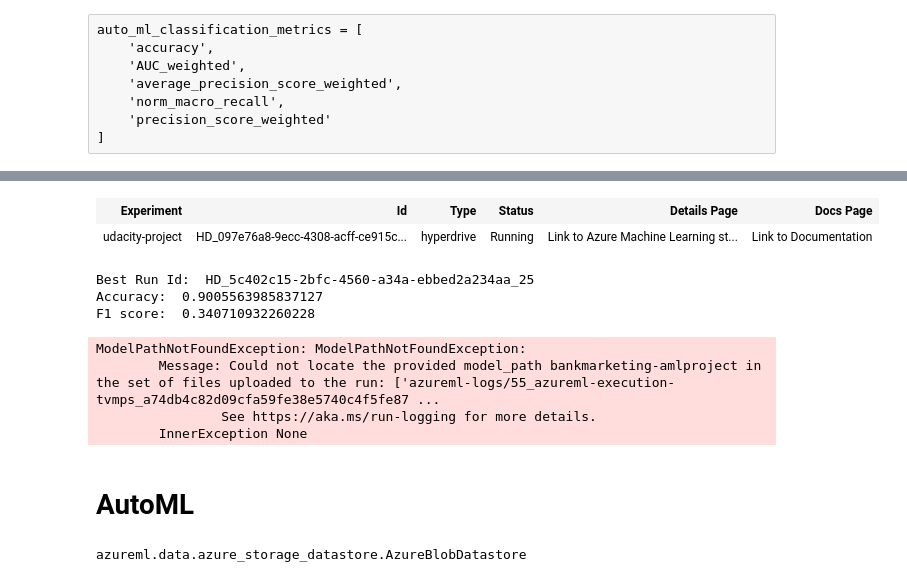
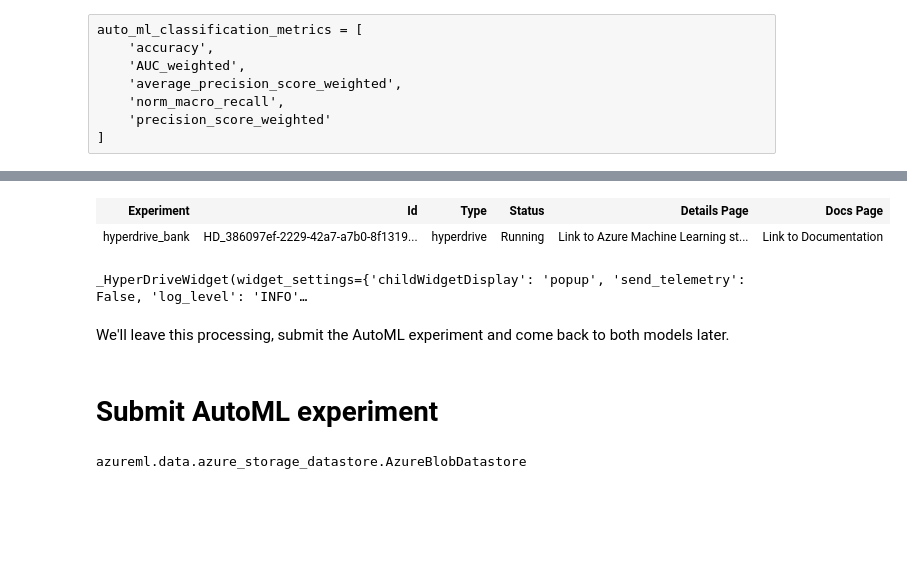
Before and after one commit to scign/amlproject1, a Jupyter notebook: udacity-project.ipynb, the cells around one changed output, grey strips where cells are left out. Saved outputs shown, nothing was run; the diff lists cells and outputs as text; code cells hidden in the pictures; blank space fills up the shorter version.

Commit message:
ready to submit

```diff
--- a/udacity-project.ipynb
+++ b/udacity-project.ipynb
@@ -81,7 +82,7 @@ from azureml.train.hyperdrive.policy import BanditPolicy
 from azureml.train.hyperdrive.sampling import RandomParameterSampling
 from azureml.train.hyperdrive.parameter_expressions import loguniform, choice
 
-hyd_est = SKLearn(
+hyp_est = SKLearn(
     source_directory='./',
     entry_script='train.py',
     compute_target=compute_target
@@ -121,7 +122,7 @@ from azureml.train.hyperdrive.runconfig import HyperDriveConfig
 
 # Create a HyperDriveConfig using the estimator, hyperparameter sampler, and policy.
 hyperdrive_config = HyperDriveConfig(
-    estimator=hyd_est,
+    estimator=hyp_est,
     hyperparameter_sampling=ps,
     primary_metric_name='norm_macro_recall',
     primary_metric_goal=PrimaryMetricGoal.MAXIMIZE,
@@ -130,6 +131,6 @@ hyperdrive_config = HyperDriveConfig(
     max_concurrent_runs=4
 )
 # %%
-hyd_exp = Experiment(workspace=ws, name="udacity-project")
+hyp_exp = Experiment(workspace=ws, name="hyperdrive_bank")
 # %%
 compute_target.wait_for_completion(show_output=True)
@@ -136,4 +143,4 @@ compute_target.wait_for_completion(show_output=True)
 # %%
-hyd_run = hyd_exp.submit(config=hyperdrive_config)
-hyd_run
+hyp_run = hyp_exp.submit(config=hyperdrive_config)
+hyp_run
 # %% [output]
@@ -140,29 +148,14 @@ hyd_run
 | Experiment | Id | Type | Status | Details Page | Docs Page |
-| udacity-project | HD_097e76a8-9ecc-4308-acff-ce915c... | hyperdrive | Running | Link to Azure Machine Learning st... | Link to Documentation |
+| hyperdrive_bank | HD_386097ef-2229-42a7-a7b0-8f1319... | hyperdrive | Running | Link to Azure Machine Learning st... | Link to Documentation |
-# %%
-hyd_best_run = hyd_run.get_best_run_by_primary_metric()
-hyd_best_run_metrics = hyd_best_run.get_metrics()
-
-print('Best Run Id: ', hyd_best_run.id)
-print('Accuracy: ', hyd_best_run_metrics['accuracy'])
-print('F1 score: ', hyd_best_run_metrics['AUC_weighted'])
-# %% [output]
-Best Run Id:  HD_5c402c15-2bfc-4560-a34a-ebbed2a234aa_25
-Accuracy:  0.9005563985837127
-F1 score:  0.340710932260228
-# %%
-# Get your best run and save the model from that run.
-hyd_model = hyd_best_run.register_model(
-    model_name='bank-marketing-hyperdrive-best-model',
-    model_path=os.path.join('outputs','model.joblib')
-)
-# %% [output]
-ModelPathNotFoundException: ModelPathNotFoundException:
-        Message: Could not locate the provided model_path bankmarketing-amlproject in the set of files uploaded to the run: ['azureml-logs/55_azureml-execution-tvmps_a74db4c82d09cfa59fe38e5740c4f5fe87 ...
-                See https://aka.ms/run-logging for more details.
-        InnerException None
+# %%
+from azureml.widgets import RunDetails
+RunDetails(hyp_run).show()
+# %% [output]
+_HyperDriveWidget(widget_settings={'childWidgetDisplay': 'popup', 'send_telemetry': False, 'log_level': 'INFO'…
+# %% [markdown]
+We'll leave this processing, submit the AutoML experiment and come back to both models later.
 # %% [markdown]
-# AutoML
+# Submit AutoML experiment
 # %%
 from azureml.data.dataset_factory import TabularDatasetFactory
 
```
Also changed, not shown: parts of 22 cells of this notebook, 6 other files.
